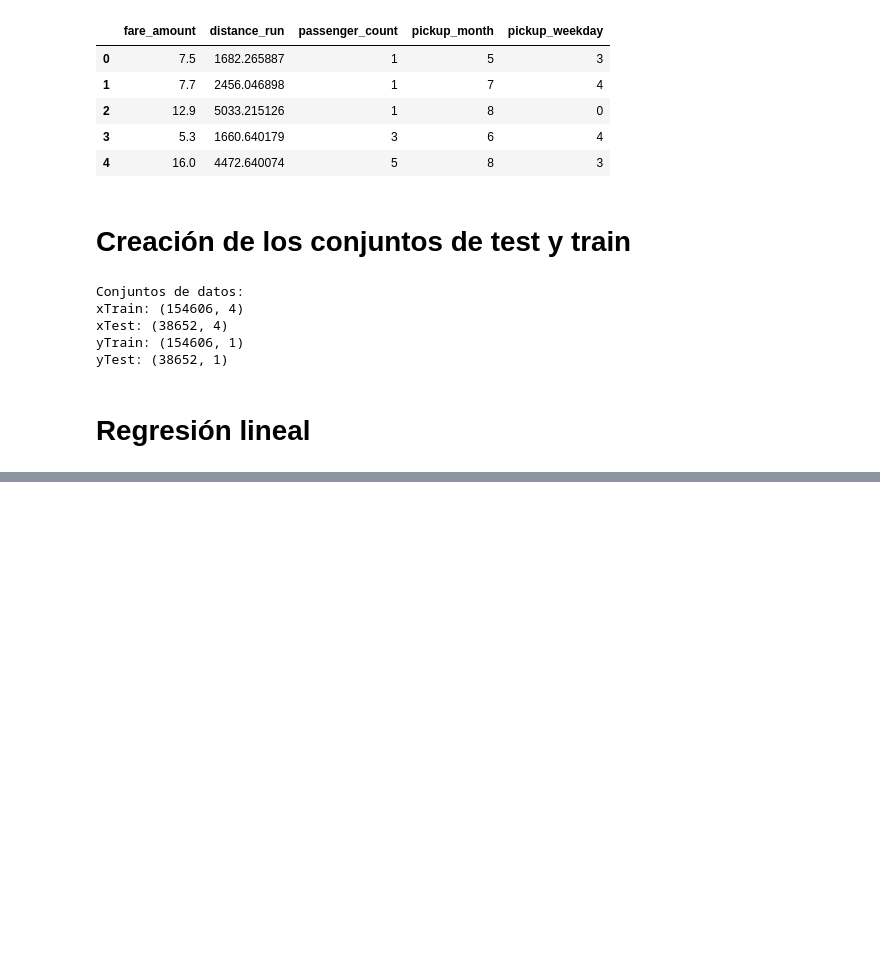
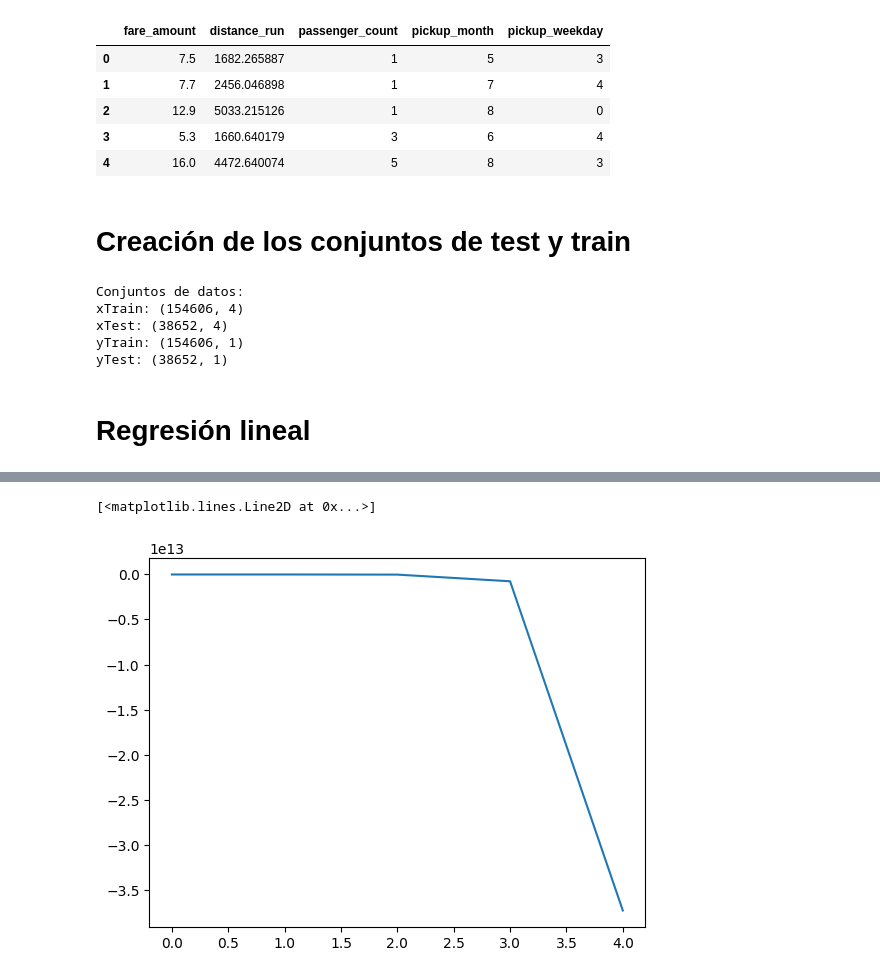
Before and after one commit to gag1005/Mineria-de-datos, a Jupyter notebook: practica3/practica3.ipynb, the cells around one changed output, grey strips where cells are left out. Cells and saved outputs as stored; diff of their text form; code cells hidden in the pictures; blank space fills up the shorter version.

```diff
--- a/practica3/practica3.ipynb
+++ b/practica3/practica3.ipynb
@@ -204,0 +205,5 @@ plt.plot(x, y, color="red");
+# %%
+plt.plot(classifier.d)
+# %% [output]
+[<matplotlib.lines.Line2D at 0x...>]
+[figure, added]
```
Also changed, not shown: parts of 3 cells of this notebook, 1 other file.
